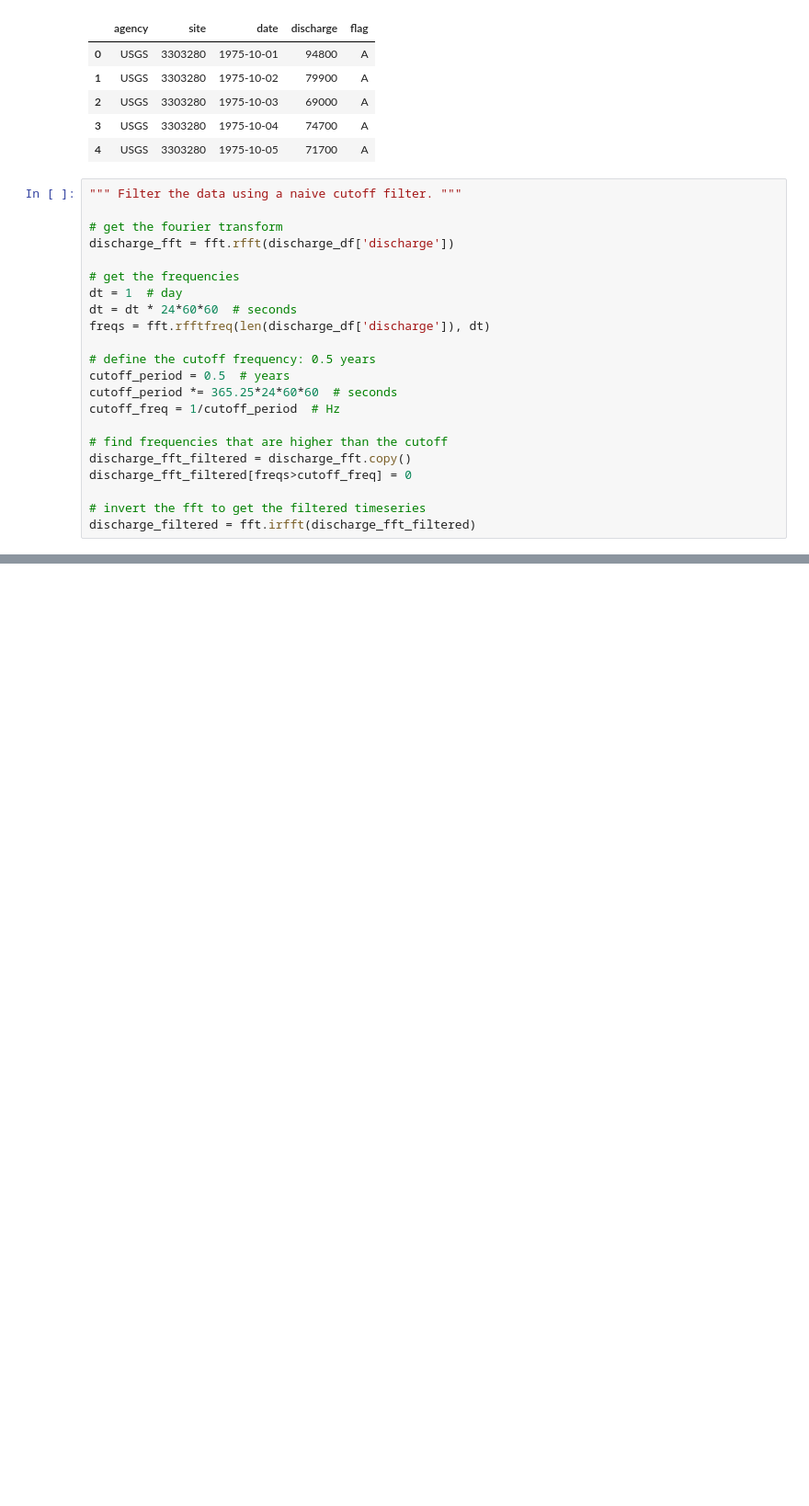
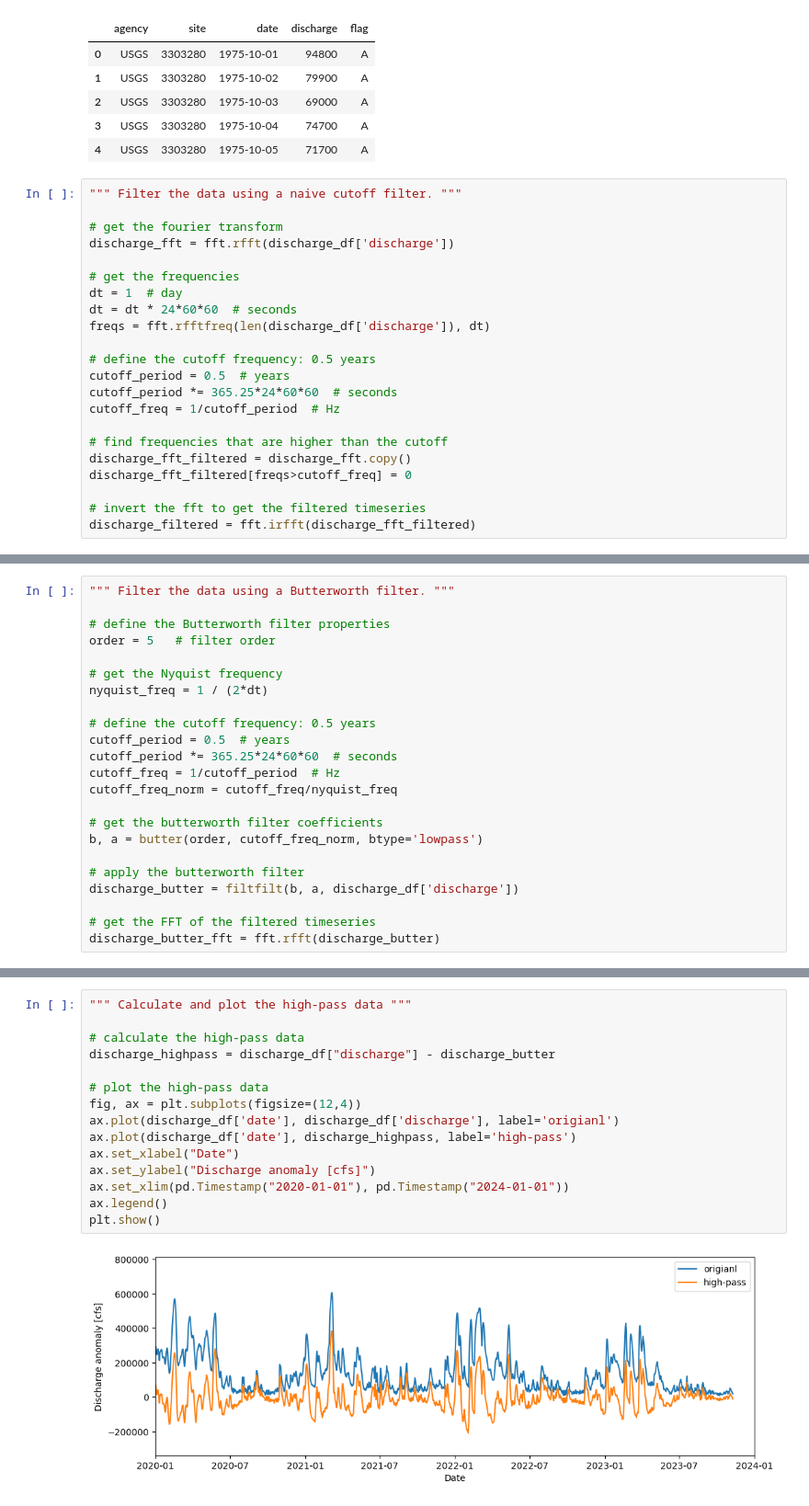
Before and after one commit to match798/G690, a Jupyter notebook: 12_spectral_analysis_continued/12_workalong_01_filter.ipynb, the cells around one changed output, grey strips where cells are left out. Shown: that part at 92% size. Cells and saved outputs as stored; diff of their text form; blank space fills up the shorter version.

```diff
--- a/12_spectral_analysis_continued/12_workalong_01_filter.ipynb
+++ b/12_spectral_analysis_continued/12_workalong_01_filter.ipynb
@@ -79,0 +76,23 @@ order = 5
+# %%
+""" Filter the data using a Butterworth filter. """
+
+# define the Butterworth filter properties
+order = 5   # filter order
+
+# get the Nyquist frequency
+nyquist_freq = 1 / (2*dt)
+
+# define the cutoff frequency: 0.5 years
+cutoff_period = 0.5  # years
+cutoff_period *= 365.25*24*60*60  # seconds
+cutoff_freq = 1/cutoff_period  # Hz
+cutoff_freq_norm = cutoff_freq/nyquist_freq
+
+# get the butterworth filter coefficients
+b, a = butter(order, cutoff_freq_norm, btype='lowpass')
+
+# apply the butterworth filter
+discharge_butter = filtfilt(b, a, discharge_df['discharge'])
+
+# get the FFT of the filtered timeseries
+discharge_butter_fft = fft.rfft(discharge_butter)
@@ -79,0 +127,17 @@ order = 5
+# %%
+""" Calculate and plot the high-pass data """
+
+# calculate the high-pass data
+discharge_highpass = discharge_df["discharge"] - discharge_butter
+
+# plot the high-pass data
+fig, ax = plt.subplots(figsize=(12,4))
+ax.plot(discharge_df['date'], discharge_df['discharge'], label='origianl')
+ax.plot(discharge_df['date'], discharge_highpass, label='high-pass')
+ax.set_xlabel("Date")
+ax.set_ylabel("Discharge anomaly [cfs]")
+ax.set_xlim(pd.Timestamp("2020-01-01"), pd.Timestamp("2024-01-01"))
+ax.legend()
+plt.show()
+# %% [output]
+[figure, added]
```
Also changed, not shown: parts of 5 cells of this notebook.
